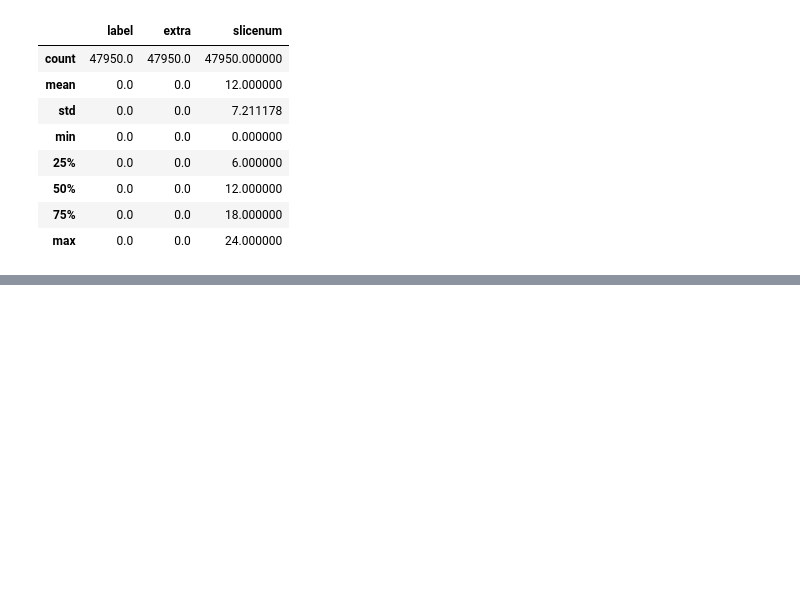
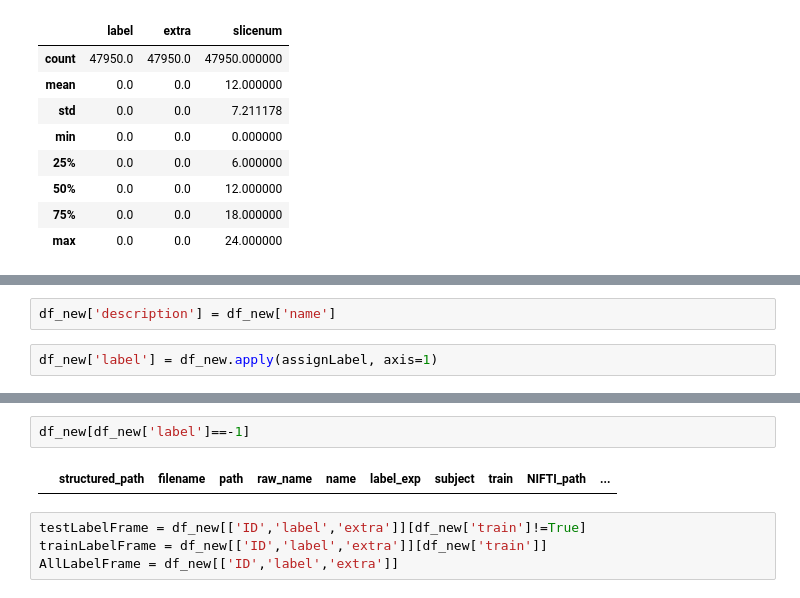
Before and after one commit to SoenkevL/DeepDicomSort, a Jupyter notebook: prototyping/egd_trainTestSplit.ipynb, the cells around one changed output, grey strips where cells are left out. Saved outputs shown, nothing was run; the diff lists cells and outputs as text; blank space fills up the shorter version.

```diff
--- a/prototyping/egd_trainTestSplit.ipynb
+++ b/prototyping/egd_trainTestSplit.ipynb
@@ -98,0 +154,4 @@ Label_df.describe()
+# %%
+df_new['description'] = df_new['name']
+# %%
+df_new['label'] = df_new.apply(assignLabel, axis=1)
@@ -98,0 +171,8 @@ Label_df.describe()
+# %%
+df_new[df_new['label']==-1]
+# %% [output]
+|  | structured_path | filename | path | raw_name | name | label_exp | subject | train | NIFTI_path | ... |
+# %%
+testLabelFrame = df_new[['ID','label','extra']][df_new['train']!=True]
+trainLabelFrame = df_new[['ID','label','extra']][df_new['train']]
+AllLabelFrame = df_new[['ID','label','extra']]
```
Also changed, not shown: parts of 10 cells of this notebook, 3 other files.
